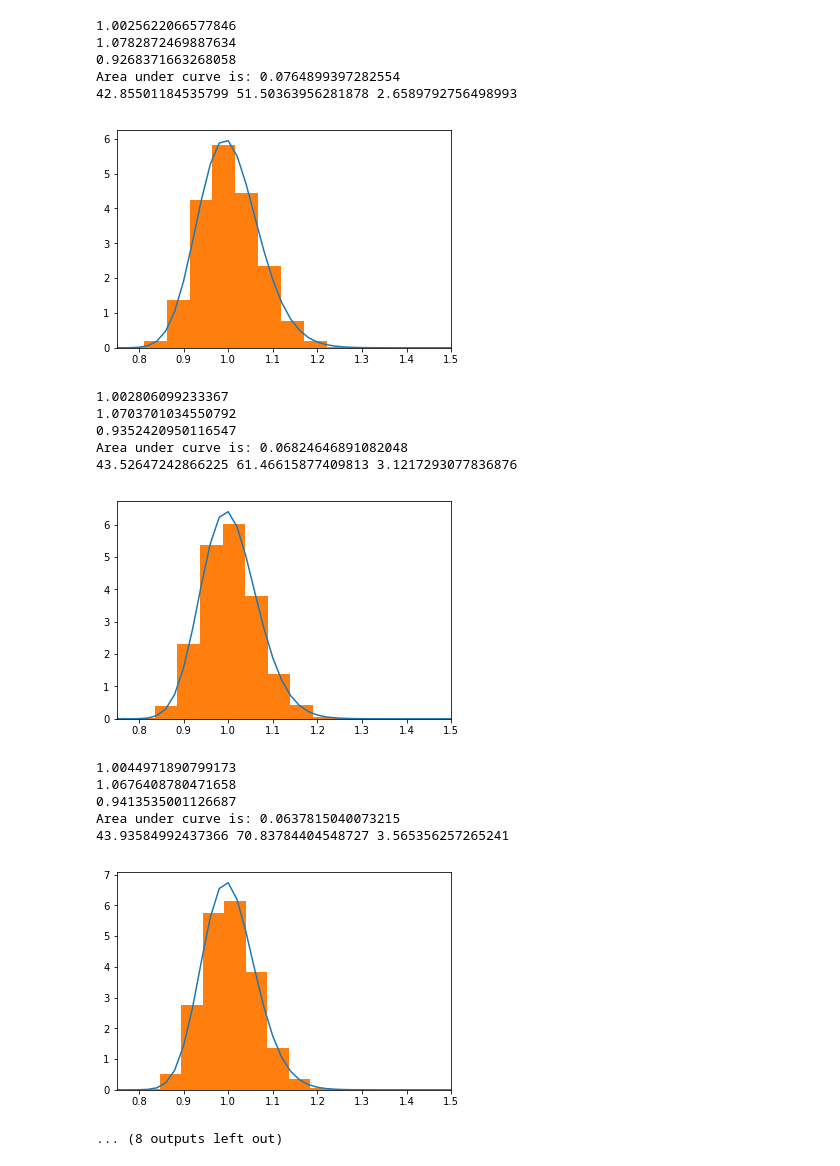
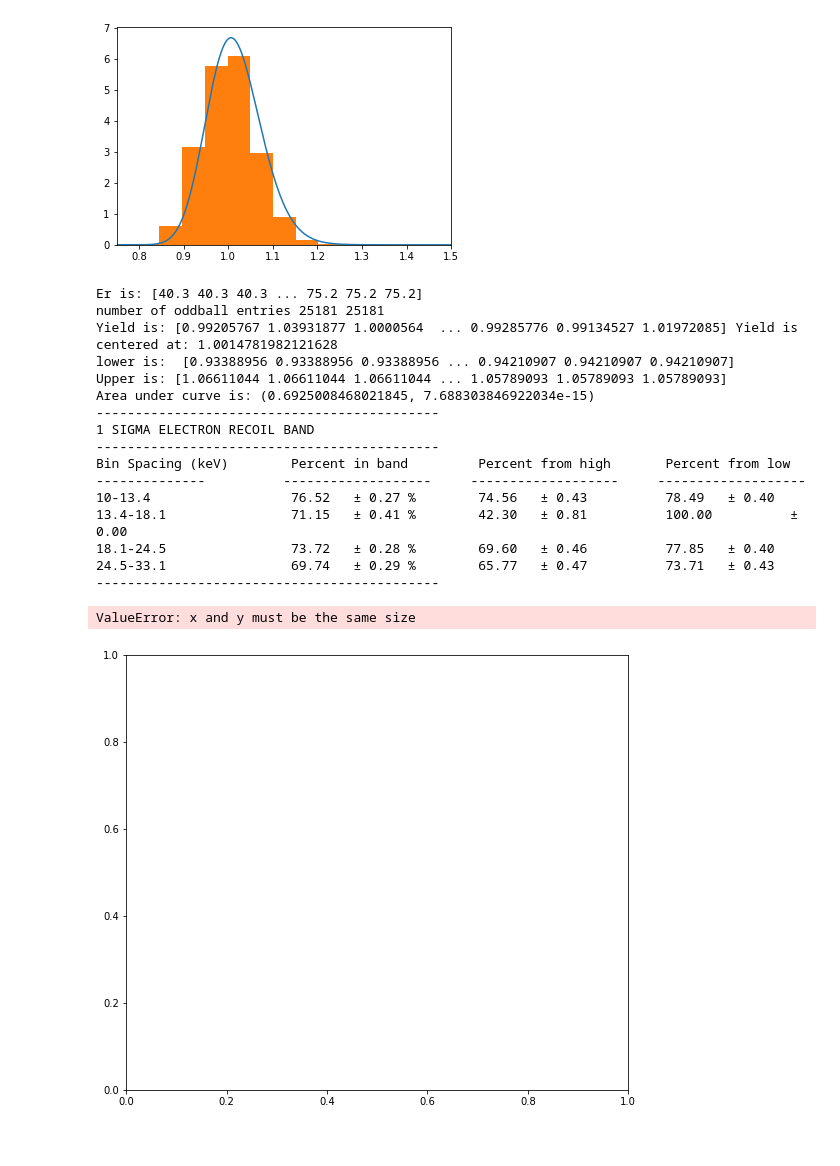
Before and after one commit to villaa/nrFano_Constraint, a Jupyter notebook: Band_Fits/data_check.ipynb, the cells around one changed output. Cells and saved outputs as stored; diff of their text form; code cells hidden in the pictures.

```diff
--- a/Band_Fits/data_check.ipynb
+++ b/Band_Fits/data_check.ipynb
@@ -18,7 +18,7 @@ eps = .0033
 s = 1
 #ER, Yield = Yield_NR(N)
 
-Ere, Yield_er,EQ,EP,sigp,sigq = Yield_Er(N) #Electron Recoil Band.
+Er_true,Ere, Yield_er,EQ,EP,sigp,sigq = Yield_Er(N) #Electron Recoil Band.
 
 #EP_EQ_plot(EP,EQ) # Plot EQ EP Spcace
 
@@ -40,3 +44,3 @@ bin_check(Yield_nr,Enr,1,band_nr)'''
 # %%
-bin_check(Yield_er,Ere,1,band_er,EP,EQ,sigp,sigq)
+bin_check(Yield_er,Ere,Er_true,1,band_er,EP,EQ,sigp,sigq)
 # %% [output]
@@ -57,19 +68,19 @@ Area under curve is: 0.09011853205552799
+[figure, new version]
-1.0025622066577846
-1.0782872469887634
-0.9268371663268058
-Area under curve is: 0.0764899397282554
-42.85501184535799 51.50363956281878 2.6589792756498993
+Er is: [40.3 40.3 40.3 ... 75.2 75.2 75.2]
+number of oddball entries 25181 25181
+Yield is: [0.99205767 1.03931877 1.0000564  ... 0.99285776 0.99134527 1.01972085] Yield is centered at: 1.0014781982121628
+lower is:  [0.93388956 0.93388956 0.93388956 ... 0.94210907 0.94210907 0.94210907]
+Upper is: [1.06611044 1.06611044 1.06611044 ... 1.05789093 1.05789093 1.05789093]
+Area under curve is: (0.6925008468021845, 7.688303846922034e-15)
+--------------------------------------------
+1 SIGMA ELECTRON RECOIL BAND
+--------------------------------------------
+Bin Spacing (keV)        Percent in band         Percent from high       Percent from low
+--------------          -------------------     -------------------     -------------------
+10-13.4                  76.52   ± 0.27 %        74.56   ± 0.43          78.49   ± 0.40
+13.4-18.1                71.15   ± 0.41 %        42.30   ± 0.81          100.00          ± 0.00
+18.1-24.5                73.72   ± 0.28 %        69.60   ± 0.46          77.85   ± 0.40
+24.5-33.1                69.74   ± 0.29 %        65.77   ± 0.47          73.71   ± 0.43
+--------------------------------------------
-[figure, old version]
-1.002806099233367
-1.0703701034550792
-0.9352420950116547
-Area under curve is: 0.06824646891082048
-43.52647242866225 61.46615877409813 3.1217293077836876
+ValueError: x and y must be the same size
-[figure, old version]
+[figure, new version]
-1.0044971890799173
-1.0676408780471658
-0.9413535001126687
-Area under curve is: 0.0637815040073215
-43.93584992437366 70.83784404548727 3.565356257265241
-[figure, removed]
-... (8 outputs left out)
```
Also changed, not shown: parts of 7 cells of this notebook, 4 other files.
